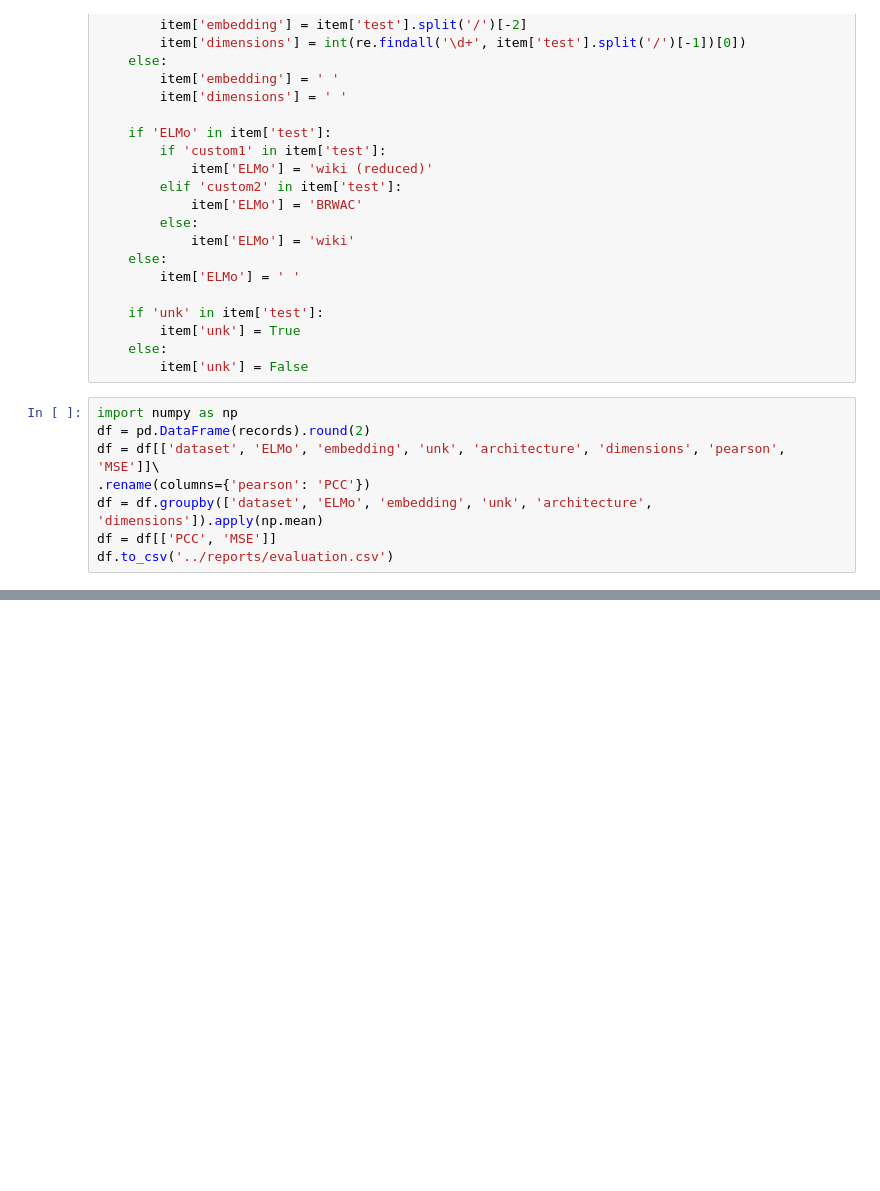
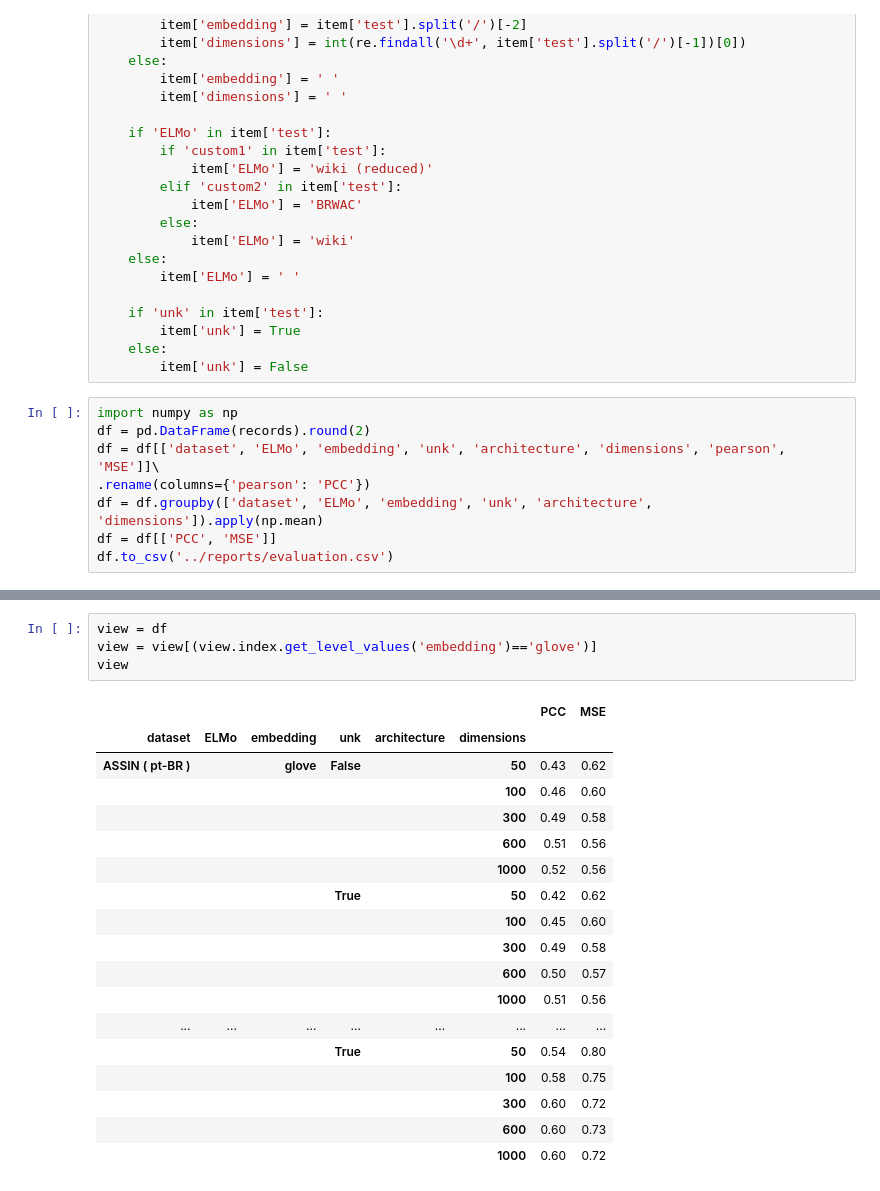
Before and after one commit to ruanchaves/elmo, a Jupyter notebook: notebooks/views.ipynb, the cells around one changed output, grey strips where cells are left out. Saved outputs shown, nothing was run; the diff lists cells and outputs as text; blank space fills up the shorter version.

```diff
--- a/notebooks/views.ipynb
+++ b/notebooks/views.ipynb
@@ -192,0 +262,23 @@ view
+# %%
+view = df
+view = view[(view.index.get_level_values('embedding')=='glove')]
+view
+# %% [output]
+|  |  |  |  |  |  | PCC | MSE |
+| dataset | ELMo | embedding | unk | architecture | dimensions |  |  |
+| ASSIN ( pt-BR ) |  | glove | False |  | 50 | 0.43 | 0.62 |
+|  |  |  |  |  | 100 | 0.46 | 0.60 |
+|  |  |  |  |  | 300 | 0.49 | 0.58 |
+|  |  |  |  |  | 600 | 0.51 | 0.56 |
+|  |  |  |  |  | 1000 | 0.52 | 0.56 |
+|  |  |  | True |  | 50 | 0.42 | 0.62 |
+|  |  |  |  |  | 100 | 0.45 | 0.60 |
+|  |  |  |  |  | 300 | 0.49 | 0.58 |
+|  |  |  |  |  | 600 | 0.50 | 0.57 |
+|  |  |  |  |  | 1000 | 0.51 | 0.56 |
+| ... | ... | ... | ... | ... | ... | ... | ... |
+|  |  |  | True |  | 50 | 0.54 | 0.80 |
+|  |  |  |  |  | 100 | 0.58 | 0.75 |
+|  |  |  |  |  | 300 | 0.60 | 0.72 |
+|  |  |  |  |  | 600 | 0.60 | 0.73 |
+|  |  |  |  |  | 1000 | 0.60 | 0.72 |
```
Also changed, not shown: parts of 11 cells of this notebook, 18 other files.
